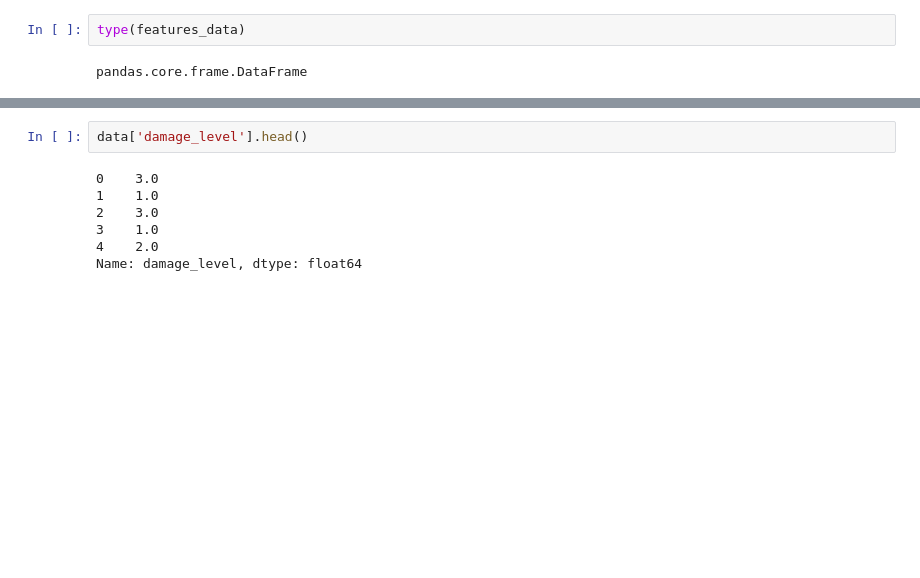
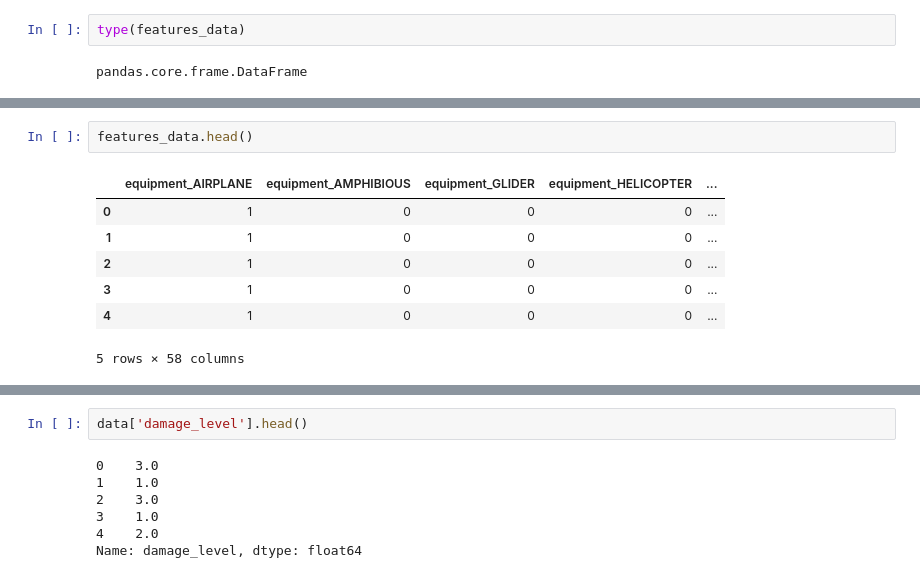
Before and after one commit to jenylmurdock/dsc-5-capstone-project-online-ds-pt-011419, a Jupyter notebook: Part 1- Features Engineering.ipynb, the cells around one changed output, grey strips where cells are left out. Cells and saved outputs as stored; diff of their text form; blank space fills up the shorter version.

```diff
--- a/Part 1- Features Engineering.ipynb
+++ b/Part 1- Features Engineering.ipynb
@@ -1156,0 +1094,10 @@ pandas.core.frame.DataFrame
+# %%
+features_data.head()
+# %% [output]
+|  | equipment_AIRPLANE | equipment_AMPHIBIOUS | equipment_GLIDER | equipment_HELICOPTER | ... |
+| 0 | 1 | 0 | 0 | 0 | ... |
+| 1 | 1 | 0 | 0 | 0 | ... |
+| 2 | 1 | 0 | 0 | 0 | ... |
+| 3 | 1 | 0 | 0 | 0 | ... |
+| 4 | 1 | 0 | 0 | 0 | ... |
+5 rows × 58 columns
```
Also changed, not shown: parts of 52 cells of this notebook.
